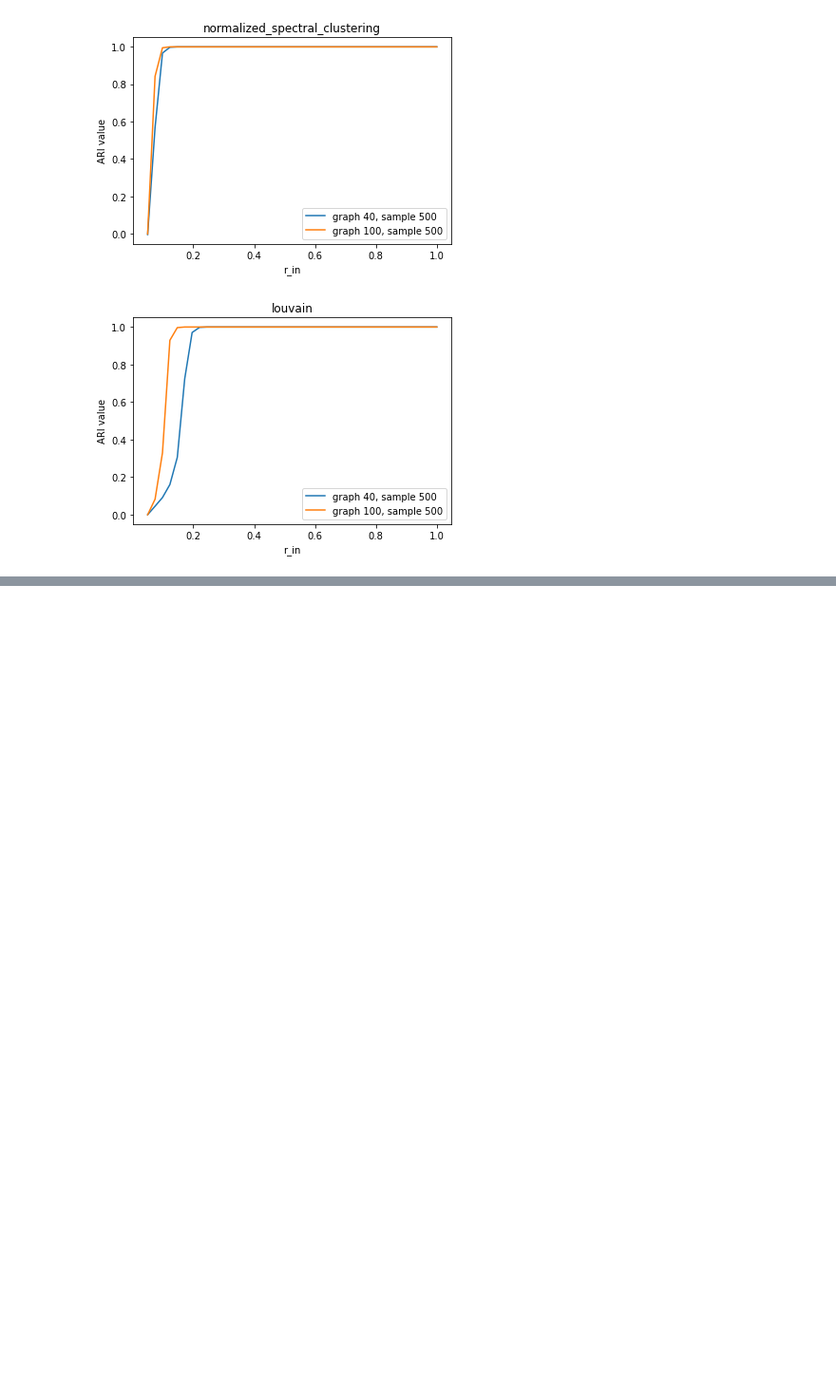
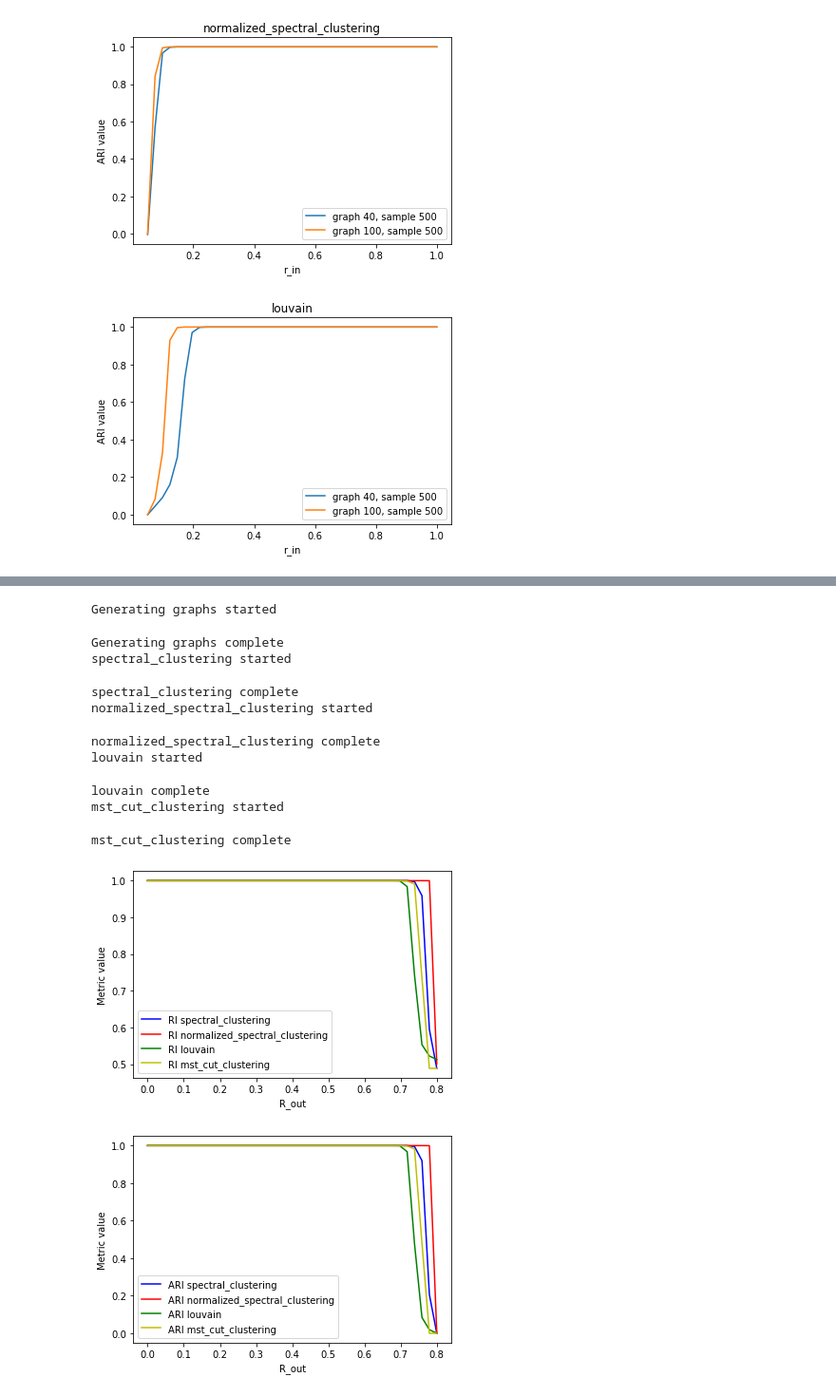
Before and after one commit to orrrrtem/Clustering_uncertainty, a Jupyter notebook: clustering_uncertainty.ipynb, the cells around one changed output, grey strips where cells are left out. Shown at 95% size. Drawn from its saved outputs; the diff is of its cells as text; code cells hidden in the pictures; blank space fills up the shorter version.

```diff
--- a/clustering_uncertainty.ipynb
+++ b/clustering_uncertainty.ipynb
@@ -743,0 +831,26 @@ for algo in metrics100.keys():
+# %%
+true_labels, result, estimated_graphs_bags= compute_clustering(
+    rs,
+    algos=[spectral_clustering, normalized_spectral_clustering, louvain, mst_cut_clustering ],
+    num_clusters = 2,
+    cluster_size=20,
+    sample_vol = 400,
+    num_repeats=400)
+
+metrics400 = validation(true_labels, result, estimated_graphs_bags, by_rin = False)
+
+df400 = metrics_to_df(metrics400, rs)
+df400.to_csv('graph_40_r_in8_sample_400_repeates400')
+# %% [output]
+Generating graphs started
+Generating graphs complete
+spectral_clustering started
+spectral_clustering complete
+normalized_spectral_clustering started
+normalized_spectral_clustering complete
+louvain started
+louvain complete
+mst_cut_clustering started
+mst_cut_clustering complete
+[figure, added]
+[figure, added]
```
Also changed, not shown: parts of 28 cells of this notebook.
